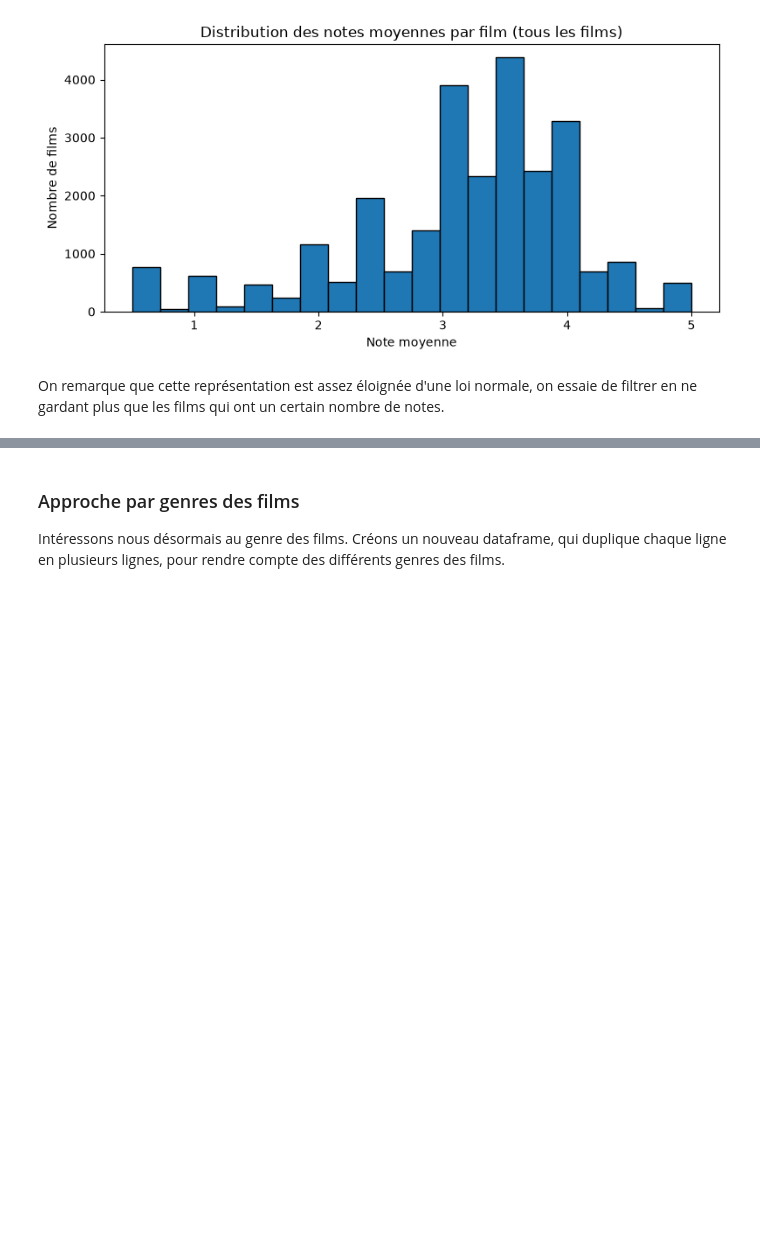
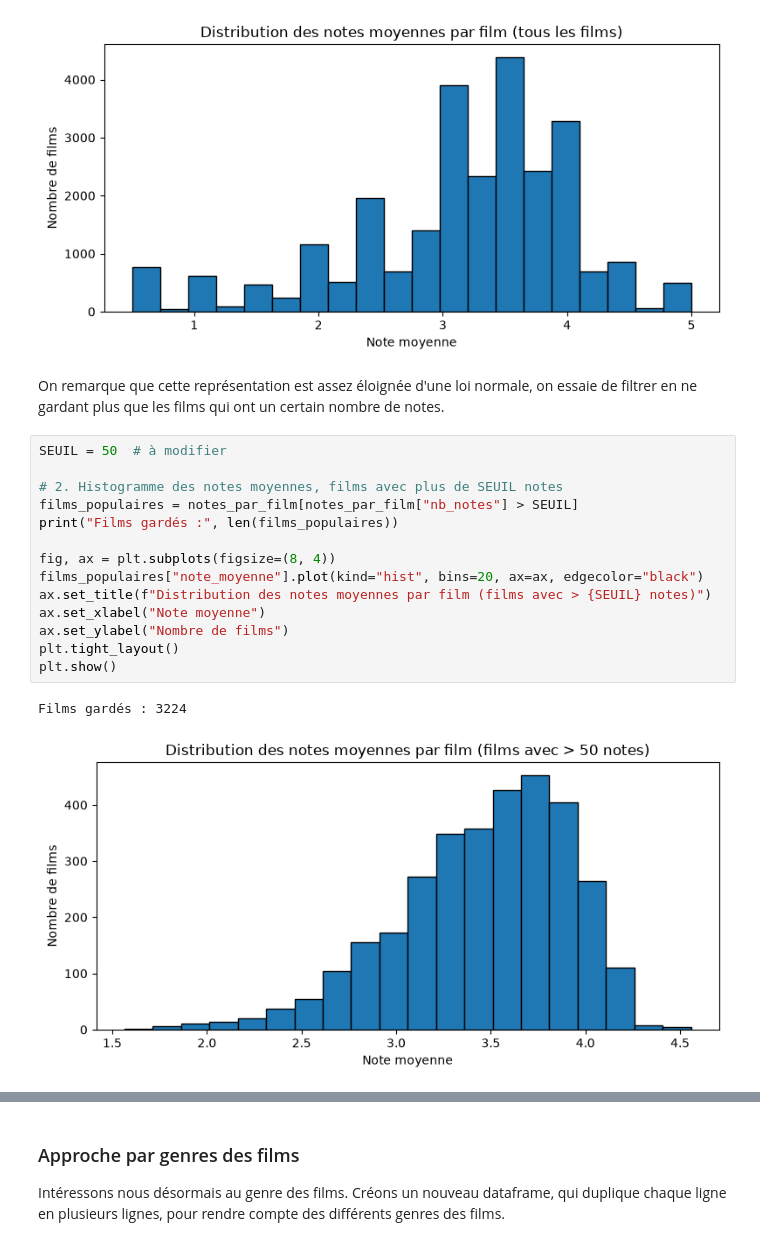
Before and after one commit to gcourtadon/ensae_pythondatascience_films, a Jupyter notebook: extraire_movielens.ipynb, the cells around one changed output, grey strips where cells are left out. Cells and saved outputs as stored; diff of their text form; blank space fills up the shorter version.

Commit message:
Modification partie III sur notes, descriptif

```diff
--- a/extraire_movielens.ipynb
+++ b/extraire_movielens.ipynb
@@ -311,3 +311,20 @@ plt.show()
 [figure]
 # %% [markdown]
 On remarque que cette représentation est assez éloignée d'une loi normale, on essaie de filtrer en ne gardant plus que les films qui ont un certain nombre de notes.
+# %%
+SEUIL = 50  # à modifier
+
+# 2. Histogramme des notes moyennes, films avec plus de SEUIL notes
+films_populaires = notes_par_film[notes_par_film["nb_notes"] > SEUIL]
+print("Films gardés :", len(films_populaires))
+
+fig, ax = plt.subplots(figsize=(8, 4))
+films_populaires["note_moyenne"].plot(kind="hist", bins=20, ax=ax, edgecolor="black")
+ax.set_title(f"Distribution des notes moyennes par film (films avec > {SEUIL} notes)")
+ax.set_xlabel("Note moyenne")
+ax.set_ylabel("Nombre de films")
+plt.tight_layout()
+plt.show()
+# %% [output]
+Films gardés : 3224
+[figure, added]
```
Also changed, not shown: parts of 3 cells of this notebook.
